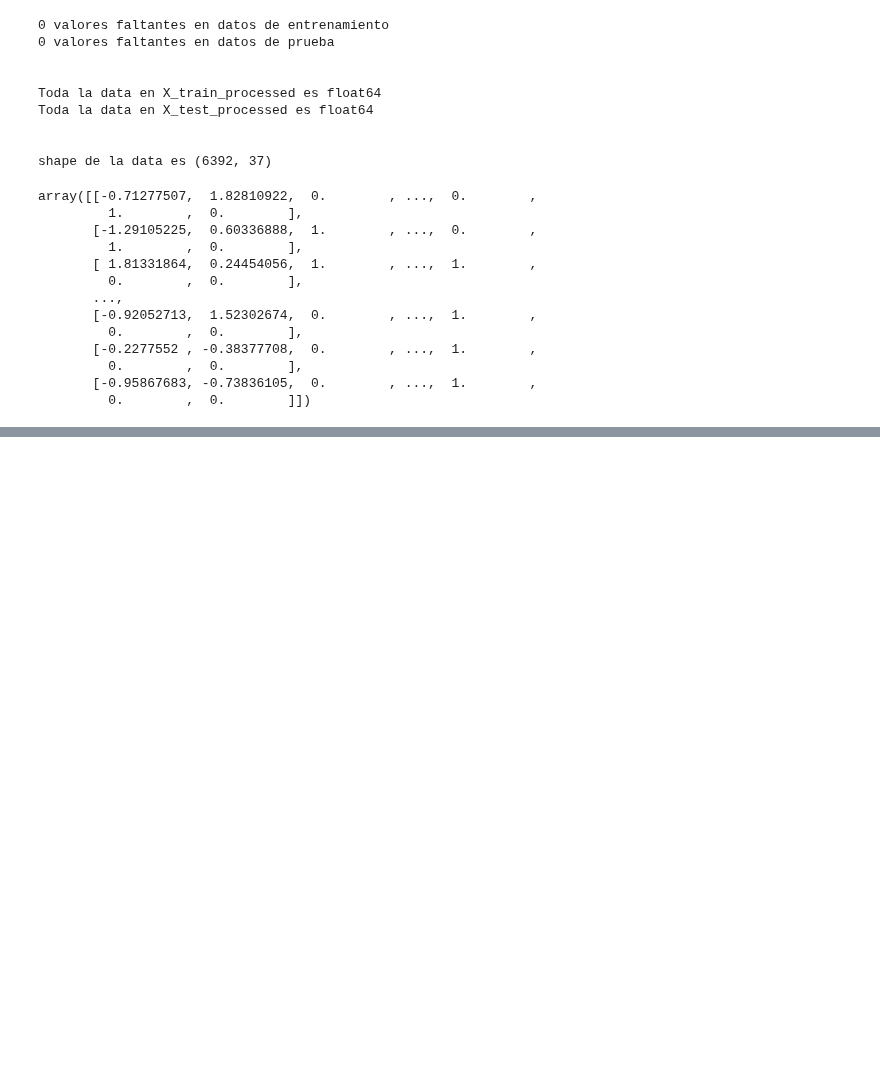
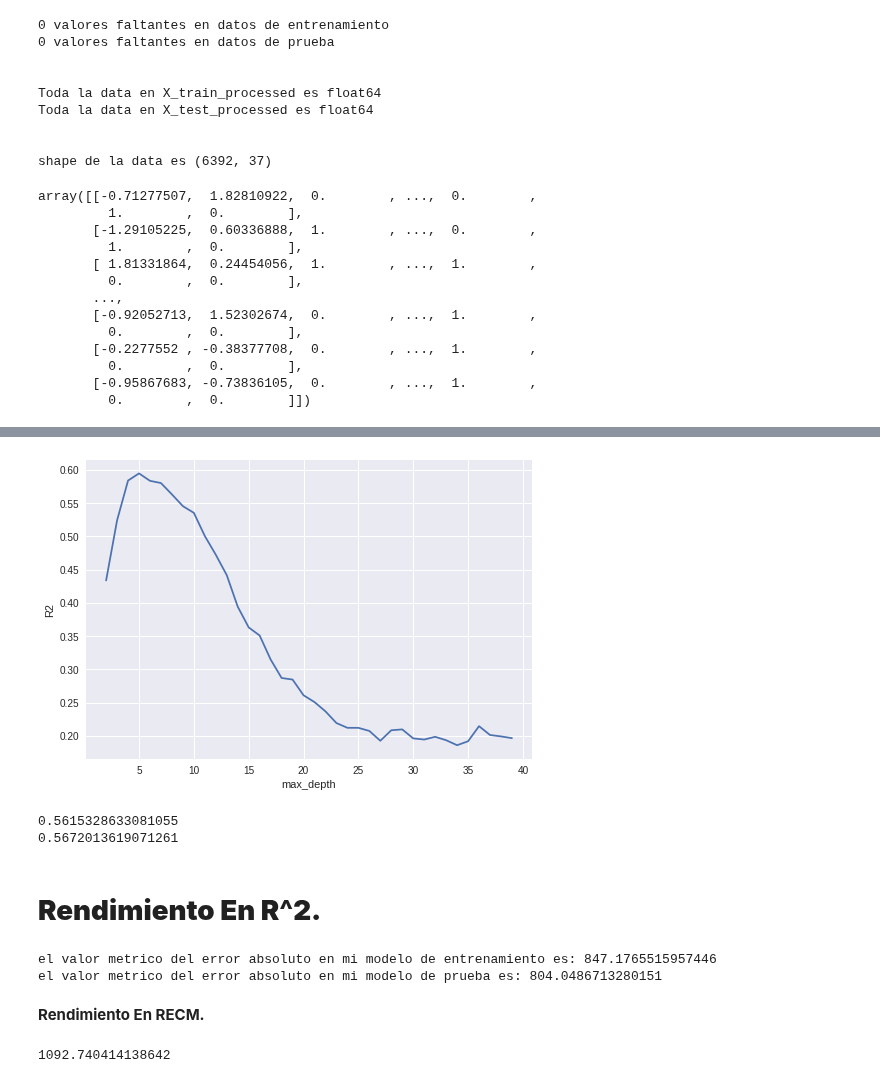
Before and after one commit to MaicolFranco/Sales_Predictions, a Jupyter notebook: Food_Predictions.ipynb, the cells around one changed output, grey strips where cells are left out. Cells and saved outputs as stored; diff of their text form; code cells hidden in the pictures; blank space fills up the shorter version.

```diff
--- a/Food_Predictions.ipynb
+++ b/Food_Predictions.ipynb
@@ -550,0 +561,7 @@ array([[-0.71277507,  1.82810922,  0.        , ...,  0.        ,
+# %%
+X = df.drop(columns=["Item_Outlet_Sales", "Item_Identifier"])
+y = df["Item_Outlet_Sales"]
+
+X_train, X_test, y_train, y_test = train_test_split(X, y, random_state=42)
+# %%
+reg_lin = LinearRegression()
@@ -550,0 +571,2 @@ array([[-0.71277507,  1.82810922,  0.        , ...,  0.        ,
+# %%
+reg_lin.fit(X_train_processed, y_train)
@@ -550,0 +597,11 @@ array([[-0.71277507,  1.82810922,  0.        , ...,  0.        ,
+# %%
+# Lista de valores a probar para max_depth:
+max_depth_range = list(range(2, 40))
+
+R2 = []
+for depth in max_depth_range:
+    dec_lin = DecisionTreeRegressor(max_depth = depth,
+                             random_state = 42)
+    dec_lin.fit(X_train_processed, y_train)
+    score = dec_lin.score(X_test_processed, y_test)
+    R2.append(score)
@@ -550,0 +628,31 @@ array([[-0.71277507,  1.82810922,  0.        , ...,  0.        ,
+# %%
+plt.plot(max_depth_range, R2)
+plt.xlabel('max_depth')
+plt.ylabel('R2');
+# %% [output]
+[figure, added]
+# %%
+train_score = reg_lin.score(X_train_processed, y_train)
+print(train_score)
+test_score = reg_lin.score (X_test_processed, y_test)
+print(test_score)
+# %% [output]
+0.5615328633081055
+0.5672013619071261
+# %% [markdown]
+# **Rendimiento En R^2.**
+# %%
+mae_train = mean_absolute_error(y_train, dec_train)
+print('el valor metrico del error absoluto en mi modelo de entrenamiento es:', mae_train)
+mae_test = mean_absolute_error(y_test, dec_test)
+print('el valor metrico del error absoluto en mi modelo de prueba es:', mae_test)
+# %% [output]
+el valor metrico del error absoluto en mi modelo de entrenamiento es: 847.1765515957446
+el valor metrico del error absoluto en mi modelo de prueba es: 804.0486713280151
+# %% [markdown]
+**Rendimiento En  RECM.**
+# %%
+rmse_test = np.sqrt(mean_squared_error(y_test, dec_test))
+rmse_test
+# %% [output]
+1092.740414138642
```
Also changed, not shown: parts of 20 cells of this notebook.
